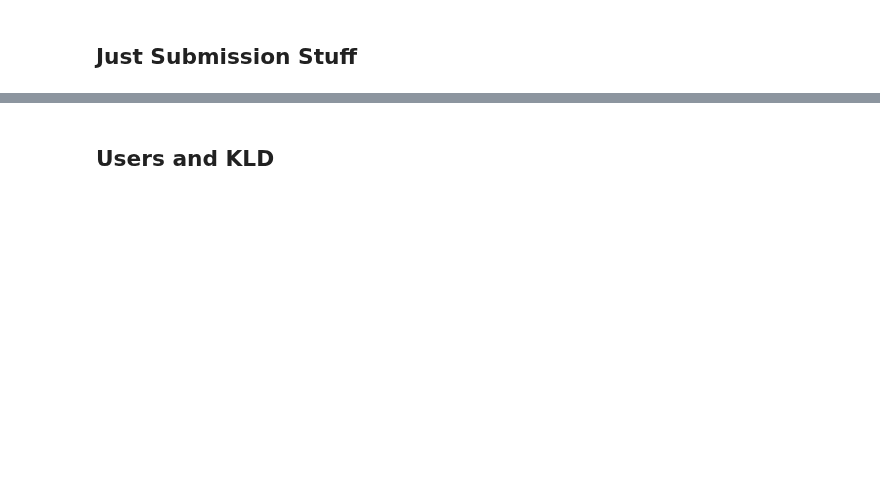
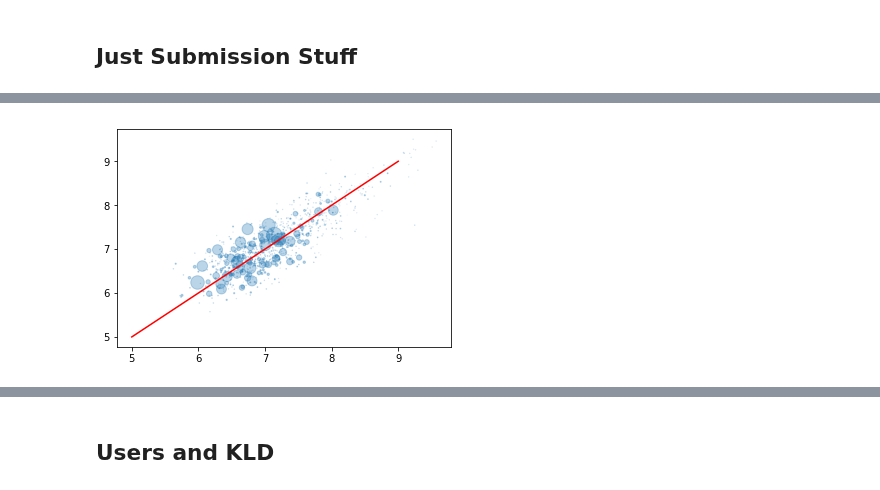
Before and after one commit to mjkern/RedditSubcultures, a Jupyter notebook: Data Cleaning and Augmentation.ipynb, the cells around one changed output, grey strips where cells are left out. Drawn from its saved outputs; the diff is of its cells as text; code cells hidden in the pictures; blank space fills up the shorter version.

```diff
--- a/Data Cleaning and Augmentation.ipynb
+++ b/Data Cleaning and Augmentation.ipynb
@@ -340,11 +404,13 @@ plt.show()
 # %%
 # novelty-transcience plot
-plt.scatter(x=submissions['novelty_5'], y=submissions['transience_5'], s=submissions['score'], alpha=0.3)
+plt.scatter(x=submissions['novelty_5'], y=submissions['transience_5'], s=submissions['score'] / 500, alpha=0.3)
 
 # add line of equality
-domain = np.arange(5, 15)
+domain = np.arange(5, 10)
 plt.plot(domain, domain, color='red')
 plt.show()
+# %% [output]
+[figure, added]
 # %%
 plt.scatter(x=submissions['impact'], y=submissions['score'], alpha=0.2)
 plt.show()
```
Also changed, not shown: parts of 33 cells of this notebook.
